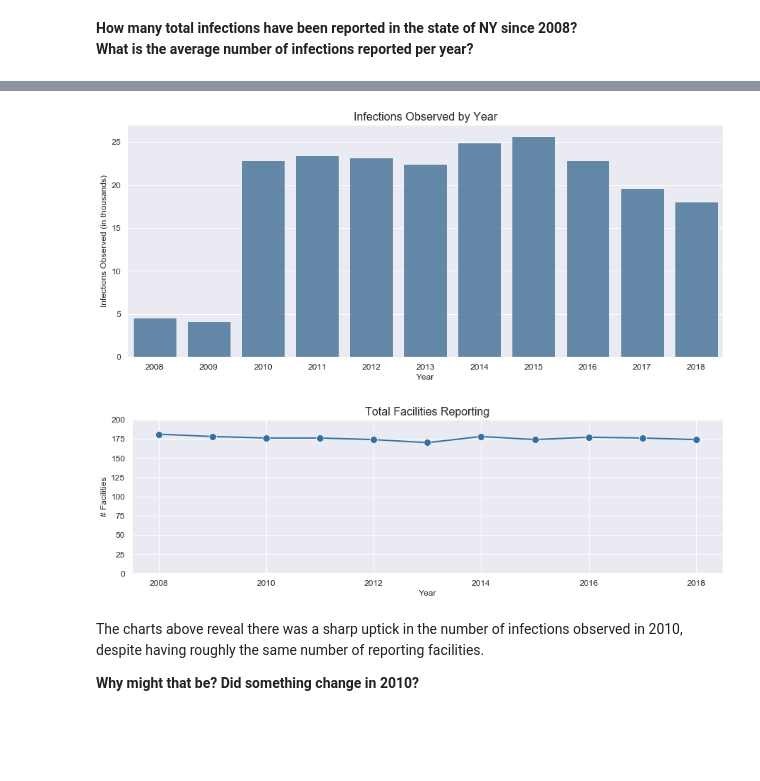
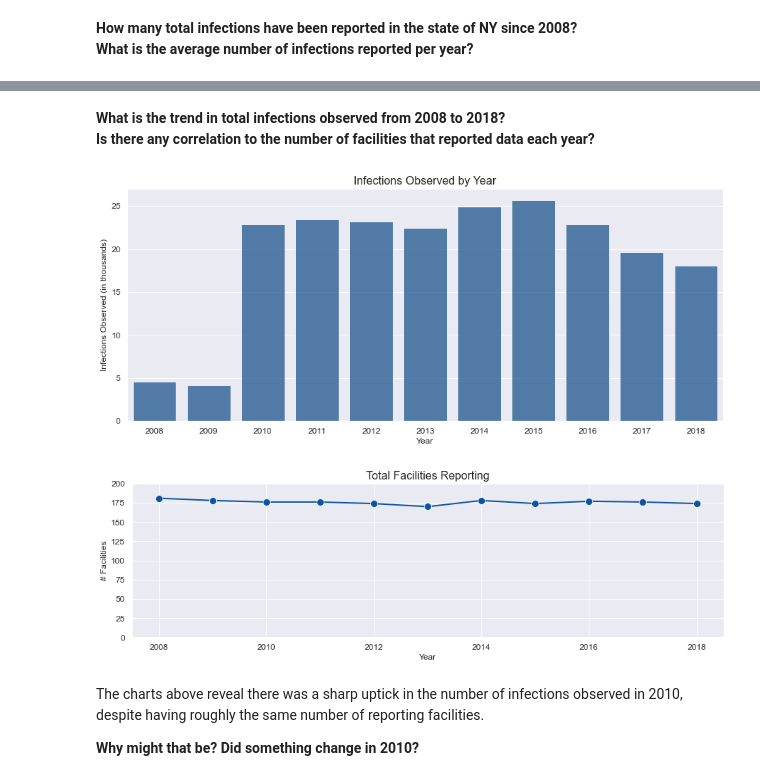
Before and after one commit to bethperry/HAI_Analysis, a Jupyter notebook: NY_Hospital_Acquired_Infections_2008-2018.ipynb, the cells around one changed output, grey strips where cells are left out. Drawn from its saved outputs; the diff is of its cells as text; code cells hidden in the pictures; blank space fills up the shorter version.

```diff
--- a/NY_Hospital_Acquired_Infections_2008-2018.ipynb
+++ b/NY_Hospital_Acquired_Infections_2008-2018.ipynb
@@ -533,44 +589,50 @@ totals_df.style.format(format_dict).hide_index()
 # %% [output]
 | Facility | Years in Dataset | Total Infections Observed | Avg Infections per Year | Avg Indicator Value |
 | New York State - All Hospitals | 11 | 211,806 | 19,255.091 | 1.964 |
+# %% [markdown]
+**What is the trend in total infections observed from 2008 to 2018?
+Is there any correlation to the number of facilities that reported data each year?**
 # %%
 # Group data by year
 year_group = infections_df.groupby('Year')
 
 year_df = pd.merge(pd.DataFrame(year_group['Infections Observed'].sum()).reset_index(level = 0),
           pd.DataFrame(year_group['Facility ID'].nunique().reset_index(level = 0)),
           how = 'left', left_on = 'Year', right_on = 'Year')
 
 year_df['Infections Observed'] = year_df['Infections Observed'].astype(int)
 year_df['Infections in Thousands'] = year_df['Infections Observed'] / 1000.0
+
+
+# Plot data by year
+color = list(sns.color_palette('Blues_r'))[0] #'#336FA2'
+
+
+# Create barchart
+plt.figure(figsize = (15,6))
+
+ax1 = sns.barplot(x = 'Year', y = 'Infections in Thousands', color = color, alpha = 0.75, data = year_df)
+plt.title('Infections Observed by Year', fontsize = 16)
+plt.ylabel('Infections Observed (in thousands)', fontsize = 12)
+
+plt.show()
+
+# Create line chart
+plt.figure(figsize = (15, 4))
+
+ax2 = sns.lineplot(
+    x = 'Year', y = 'Facility ID', data = year_df, sort = False,
+    color = color, marker = 'o', linewidth = 2, markersize = 10
+)
+plt.title('Total Facilities Reporting')
+ax2.set_ylabel('# Facilities', fontsize = 12)
+ax2.tick_params(axis = 'y', color = color)
+ax2.set_ylim(0,200) # Set y-axis to start from zero to provide a firm context for any fluctuations
+
+plt.show()
+# %% [output]
+[figure, added]
+[figure, added]
-# %%
-# Plot data by year
-color = '#336FA2'
-
-plt.figure(figsize = (15,6))
-
-ax1 = sns.barplot(x = 'Year', y = 'Infections in Thousands', color = color, alpha = 0.8, data = year_df)
-plt.title('Infections Observed by Year', fontsize = 16)
-plt.ylabel('Infections Observed (in thousands)', fontsize = 12)
-
-plt.show()
-
-
-plt.figure(figsize = (15, 4))
-
-ax2 = sns.lineplot(
-    x = 'Year', y = 'Facility ID', data = year_df, sort = False,
-    color = color, marker = 'o', linewidth = 2, markersize = 10
-)
-plt.title('Total Facilities Reporting')
-ax2.set_ylabel('# Facilities', fontsize = 12)
-ax2.tick_params(axis = 'y', color = color)
-ax2.set_ylim(0,200)
-
-plt.show()
-# %% [output]
-[figure, removed]
-[figure, removed]
 # %% [markdown]
 The charts above reveal there was a sharp uptick in the number of infections observed in 2010, despite having roughly the same number of reporting facilities.
 
```
Also changed, not shown: parts of 9 cells of this notebook.
